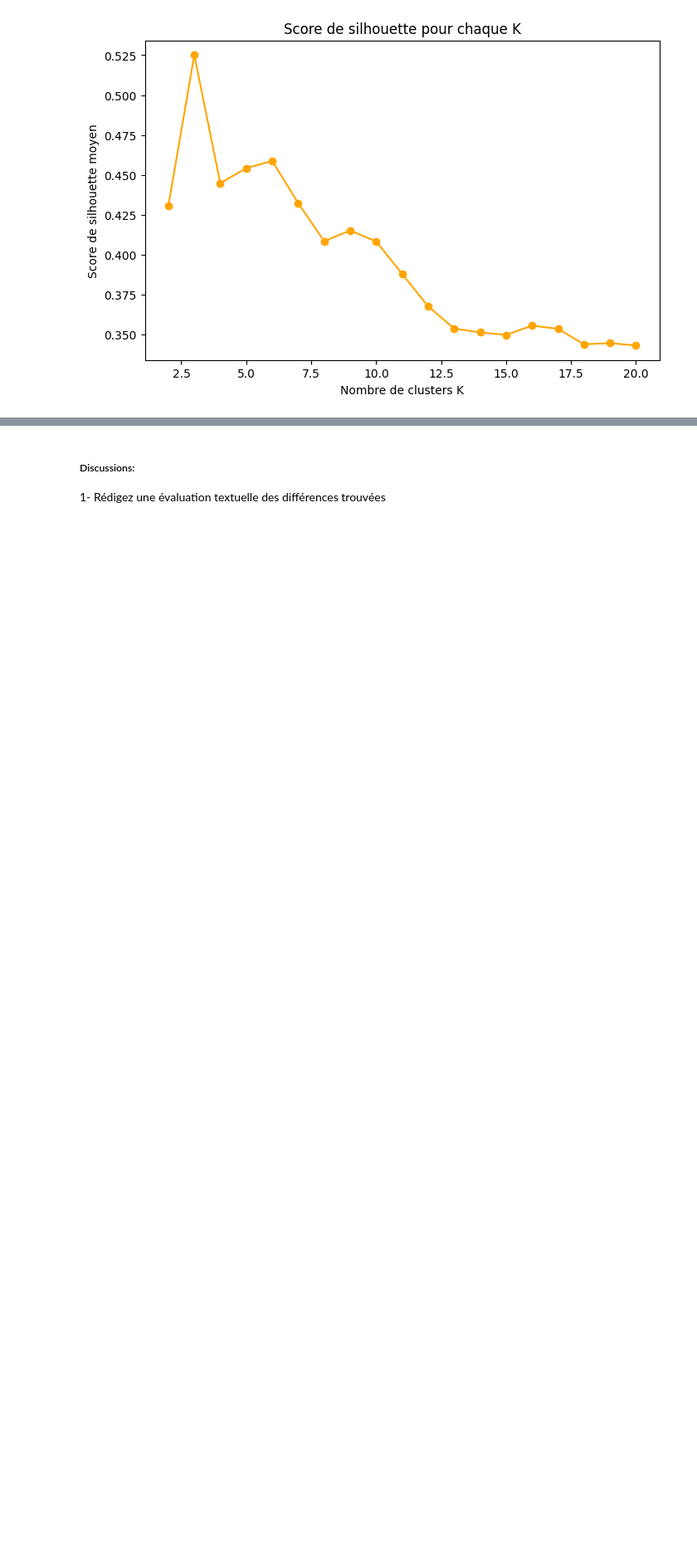
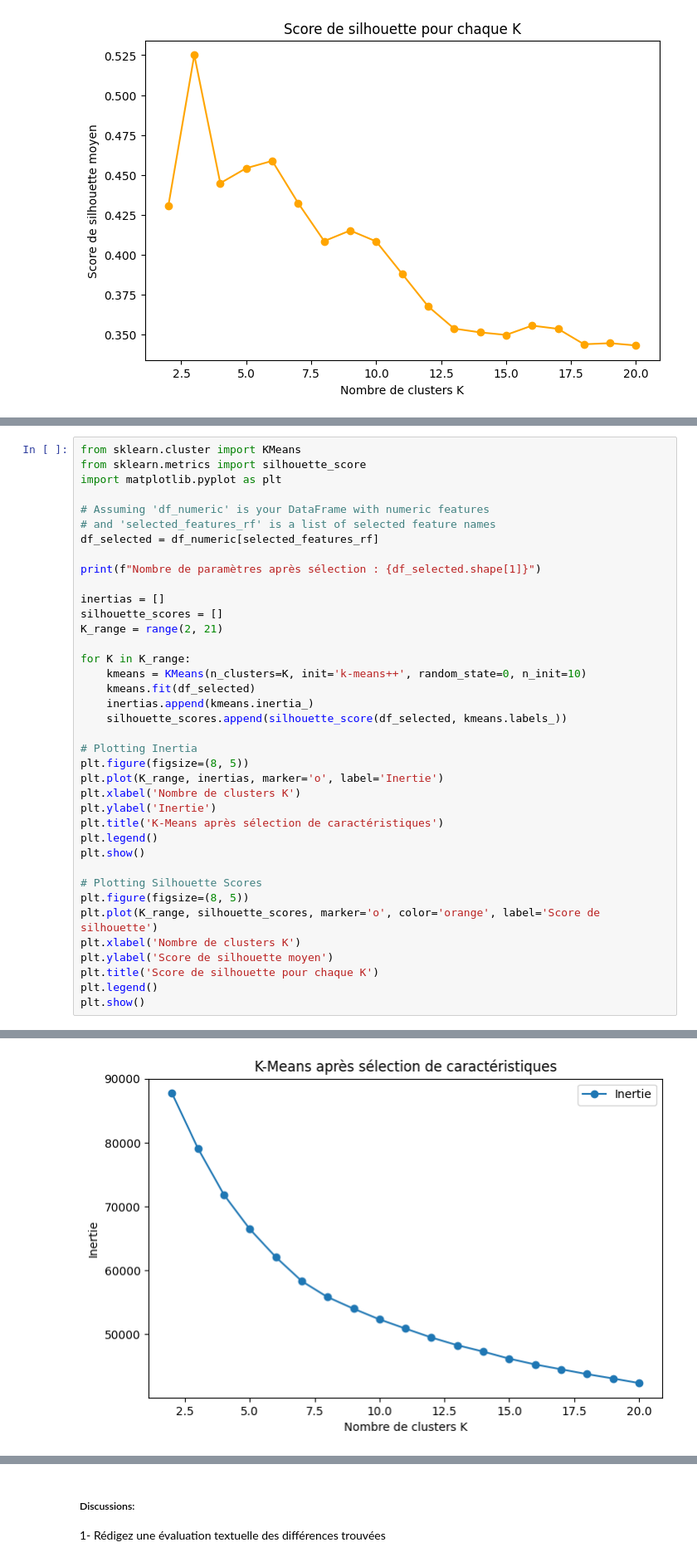
Before and after one commit to WillMart91/DataScience, a Jupyter notebook: TP2-20241109/TP2_Fournier_Martin.ipynb, the cells around one changed output, grey strips where cells are left out. Shown at 83% size. Drawn from its saved outputs; the diff is of its cells as text; blank space fills up the shorter version.

```diff
--- a/TP2-20241109/TP2_Fournier_Martin.ipynb
+++ b/TP2-20241109/TP2_Fournier_Martin.ipynb
@@ -280,0 +280,39 @@ df_reduced.head()
+# %%
+from sklearn.cluster import KMeans
+from sklearn.metrics import silhouette_score
+import matplotlib.pyplot as plt
+
+# Assuming 'df_numeric' is your DataFrame with numeric features
+# and 'selected_features_rf' is a list of selected feature names
+df_selected = df_numeric[selected_features_rf]
+
+print(f"Nombre de paramètres après sélection : {df_selected.shape[1]}")
+
+inertias = []
+silhouette_scores = []
+K_range = range(2, 21)
+
+for K in K_range:
+    kmeans = KMeans(n_clusters=K, init='k-means++', random_state=0, n_init=10)
+    kmeans.fit(df_selected)
+    inertias.append(kmeans.inertia_)
+    silhouette_scores.append(silhouette_score(df_selected, kmeans.labels_))
+
+# Plotting Inertia
+plt.figure(figsize=(8, 5))
+plt.plot(K_range, inertias, marker='o', label='Inertie')
+plt.xlabel('Nombre de clusters K')
+plt.ylabel('Inertie')
+plt.title('K-Means après sélection de caractéristiques')
+plt.legend()
+plt.show()
+
+# Plotting Silhouette Scores
+plt.figure(figsize=(8, 5))
+plt.plot(K_range, silhouette_scores, marker='o', color='orange', label='Score de silhouette')
+plt.xlabel('Nombre de clusters K')
+plt.ylabel('Score de silhouette moyen')
+plt.title('Score de silhouette pour chaque K')
+plt.legend()
+plt.show()
+# %% [output]
@@ -280,0 +320 @@ df_reduced.head()
+[figure, added]
```
Also changed, not shown: parts of 12 cells of this notebook.
